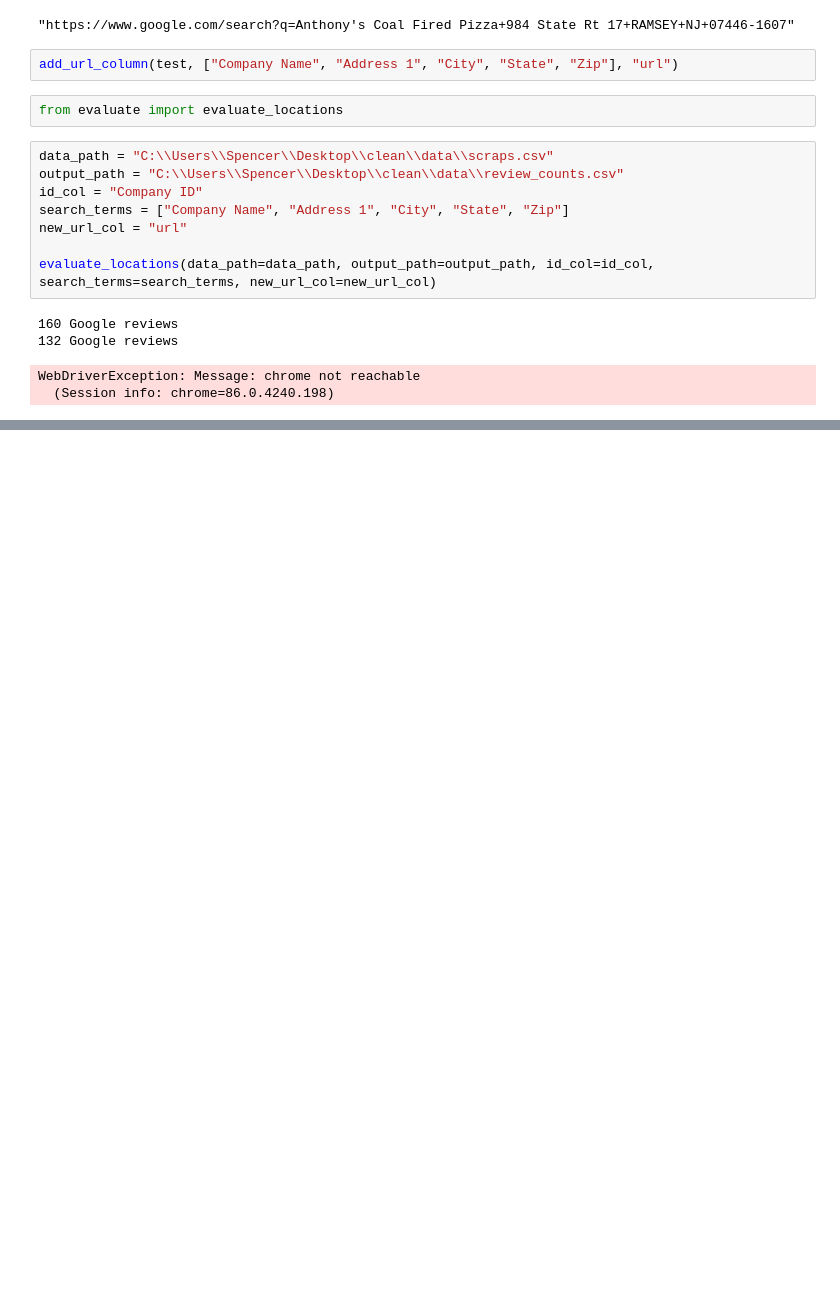
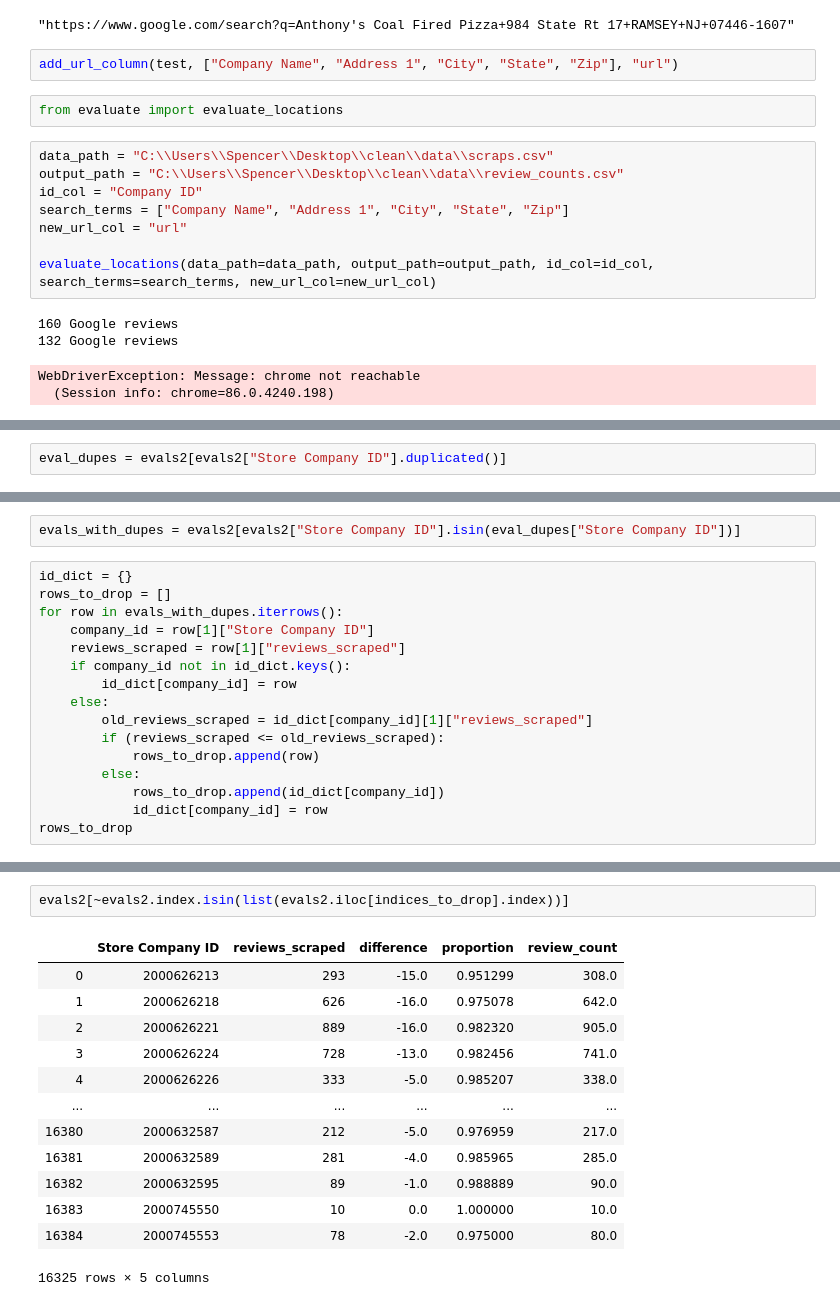
Before and after one commit to spencerqbrown/clean, a Jupyter notebook: evaluation.ipynb, the cells around one changed output, grey strips where cells are left out. Cells and saved outputs as stored; diff of their text form; blank space fills up the shorter version.

```diff
--- a/evaluation.ipynb
+++ b/evaluation.ipynb
@@ -34,0 +96,2 @@ WebDriverException: Message: chrome not reachable
+# %%
+eval_dupes = evals2[evals2["Store Company ID"].duplicated()]
@@ -34,0 +113,18 @@ WebDriverException: Message: chrome not reachable
+# %%
+evals_with_dupes = evals2[evals2["Store Company ID"].isin(eval_dupes["Store Company ID"])]
+# %%
+id_dict = {}
+rows_to_drop = []
+for row in evals_with_dupes.iterrows():
+    company_id = row[1]["Store Company ID"]
+    reviews_scraped = row[1]["reviews_scraped"]
+    if company_id not in id_dict.keys():
+        id_dict[company_id] = row
+    else:
+        old_reviews_scraped = id_dict[company_id][1]["reviews_scraped"]
+        if (reviews_scraped <= old_reviews_scraped):
+            rows_to_drop.append(row)
+        else:
+            rows_to_drop.append(id_dict[company_id])
+            id_dict[company_id] = row
+rows_to_drop
@@ -34,0 +183,16 @@ WebDriverException: Message: chrome not reachable
+# %%
+evals2[~evals2.index.isin(list(evals2.iloc[indices_to_drop].index))]
+# %% [output]
+|  | Store Company ID | reviews_scraped | difference | proportion | review_count |
+| 0 | 2000626213 | 293 | -15.0 | 0.951299 | 308.0 |
+| 1 | 2000626218 | 626 | -16.0 | 0.975078 | 642.0 |
+| 2 | 2000626221 | 889 | -16.0 | 0.982320 | 905.0 |
+| 3 | 2000626224 | 728 | -13.0 | 0.982456 | 741.0 |
+| 4 | 2000626226 | 333 | -5.0 | 0.985207 | 338.0 |
+| ... | ... | ... | ... | ... | ... |
+| 16380 | 2000632587 | 212 | -5.0 | 0.976959 | 217.0 |
+| 16381 | 2000632589 | 281 | -4.0 | 0.985965 | 285.0 |
+| 16382 | 2000632595 | 89 | -1.0 | 0.988889 | 90.0 |
+| 16383 | 2000745550 | 10 | 0.0 | 1.000000 | 10.0 |
+| 16384 | 2000745553 | 78 | -2.0 | 0.975000 | 80.0 |
+16325 rows × 5 columns
```
Also changed, not shown: parts of 51 cells of this notebook, 6 other files.
